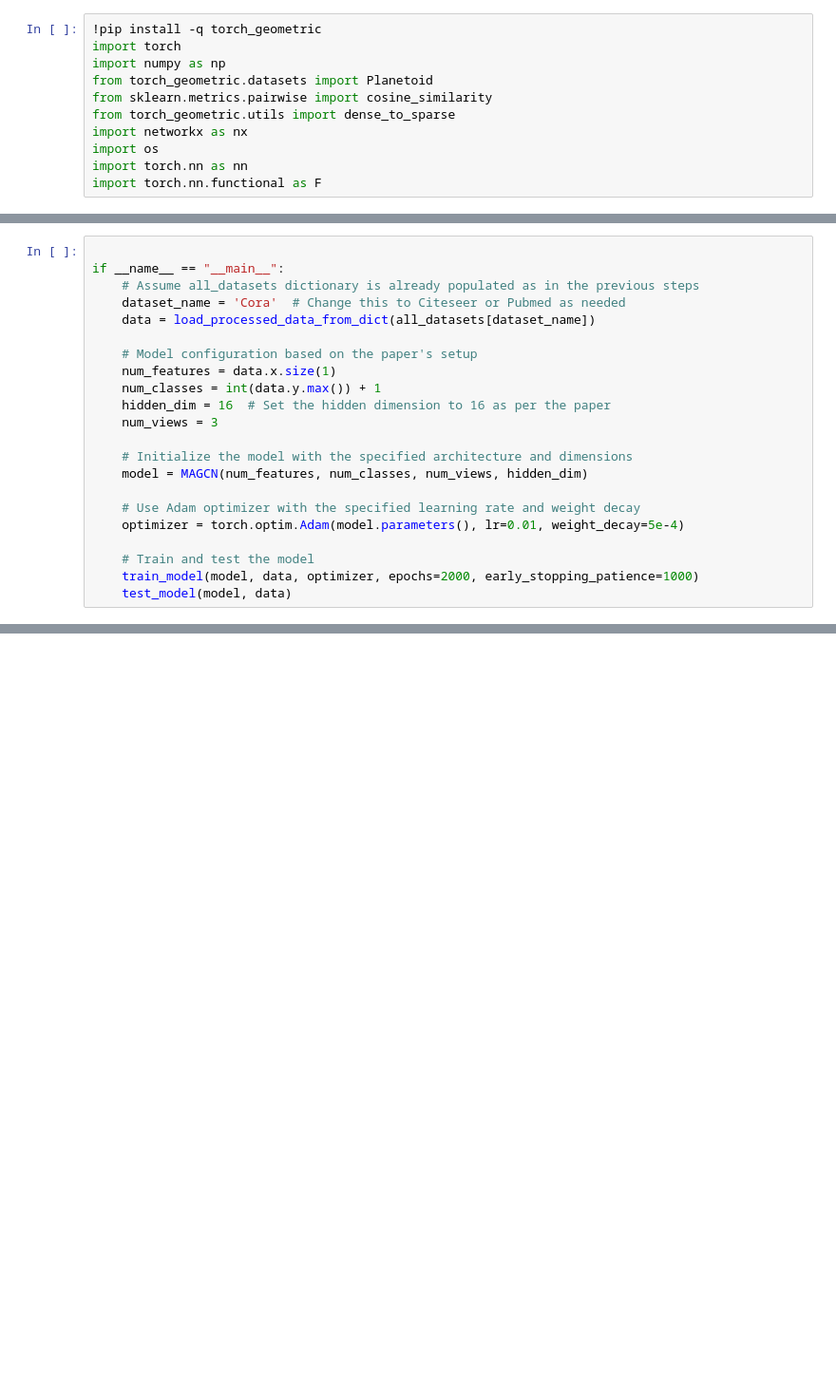
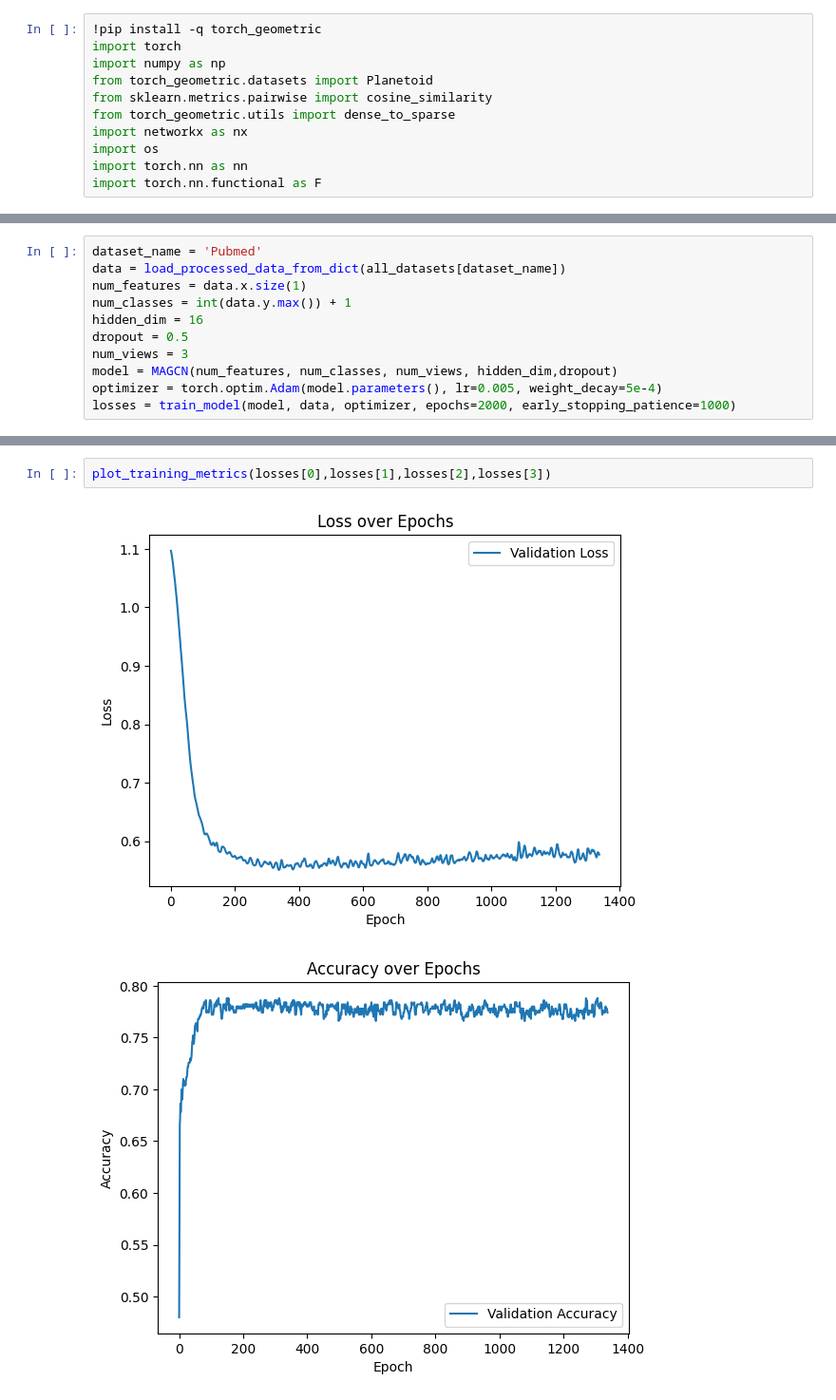
Before and after one commit to itsatefe/Machine-Learning, a Jupyter notebook: Final Project/multi-view-gcn-attention.ipynb, the cells around one changed output, grey strips where cells are left out. Shown: that part at 95% size. Drawn from its saved outputs; the diff is of its cells as text; blank space fills up the shorter version.

```diff
--- a/Final Project/multi-view-gcn-attention.ipynb
+++ b/Final Project/multi-view-gcn-attention.ipynb
@@ -316,23 +401,12 @@ def load_processed_data_from_dict(dataset_dict):
 # %%
-
-if __name__ == "__main__":
-    # Assume all_datasets dictionary is already populated as in the previous steps
-    dataset_name = 'Cora'  # Change this to Citeseer or Pubmed as needed
-    data = load_processed_data_from_dict(all_datasets[dataset_name])
-
-    # Model configuration based on the paper's setup
-    num_features = data.x.size(1)
-    num_classes = int(data.y.max()) + 1
-    hidden_dim = 16  # Set the hidden dimension to 16 as per the paper
-    num_views = 3
-
-    # Initialize the model with the specified architecture and dimensions
-    model = MAGCN(num_features, num_classes, num_views, hidden_dim)
-
-    # Use Adam optimizer with the specified learning rate and weight decay
-    optimizer = torch.optim.Adam(model.parameters(), lr=0.01, weight_decay=5e-4)
-
-    # Train and test the model
-    train_model(model, data, optimizer, epochs=2000, early_stopping_patience=1000)
-    test_model(model, data)
+dataset_name = 'Pubmed'
+data = load_processed_data_from_dict(all_datasets[dataset_name])
+num_features = data.x.size(1)
+num_classes = int(data.y.max()) + 1
+hidden_dim = 16
+dropout = 0.5
+num_views = 3
+model = MAGCN(num_features, num_classes, num_views, hidden_dim,dropout)
+optimizer = torch.optim.Adam(model.parameters(), lr=0.005, weight_decay=5e-4)
+losses = train_model(model, data, optimizer, epochs=2000, early_stopping_patience=1000)
 # %% [output]
@@ -433,0 +432,5 @@ Test Accuracy: 0.7890
+# %%
+plot_training_metrics(losses[0],losses[1],losses[2],losses[3])
+# %% [output]
+[figure, added]
+[figure, added]
```
Also changed, not shown: parts of 15 cells of this notebook, 7 other files.
